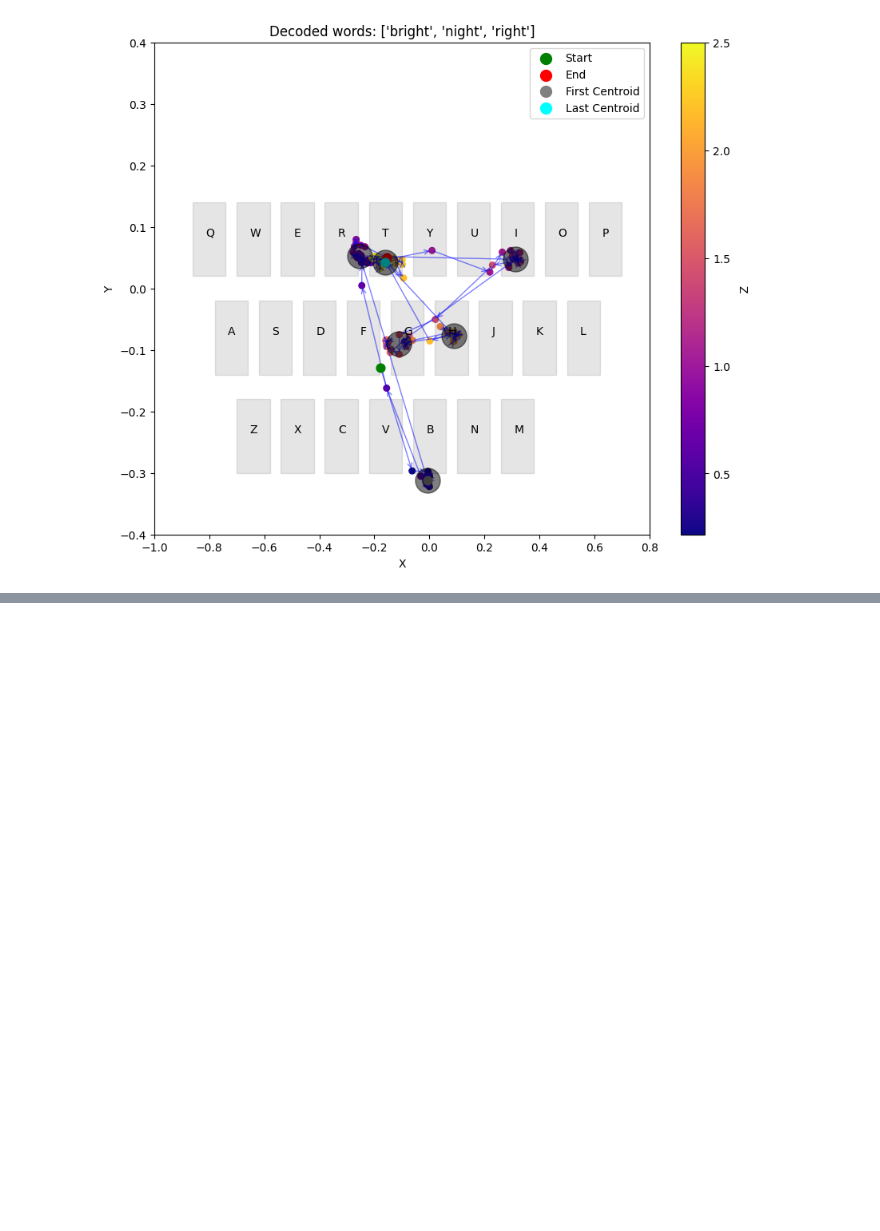
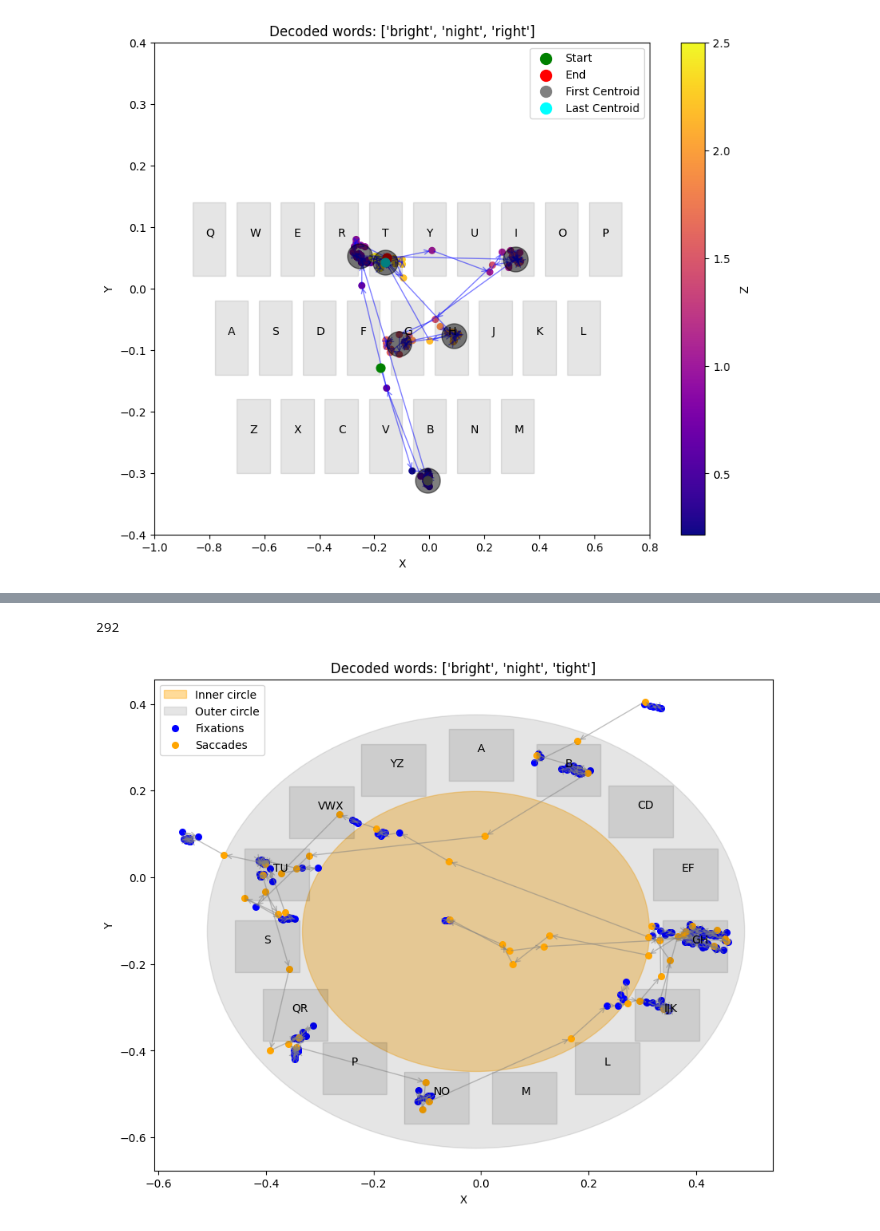
Before and after one commit to JoaoLucasMBC/swEYEpe-decoder, a Jupyter notebook: vis/visualizations.ipynb, the cells around one changed output, grey strips where cells are left out. Cells and saved outputs as stored; diff of their text form; code cells hidden in the pictures; blank space fills up the shorter version.

```diff
--- a/vis/visualizations.ipynb
+++ b/vis/visualizations.ipynb
@@ -573,0 +776,2 @@ plt.show()
+# %%
+all_words, centroids, key_positions_df, gaze_paths, top_words = ProcessEyeData("../eyeData/Arnav_Aidan_no_delete_test/AidanCircle_eyeTracking2024-10-28 12-40-12.txt")
@@ -573,0 +891,8 @@ plt.show()
+# %%
+print(len(gaze_paths[index]))
+# %% [output]
+292
+# %%
+ShowGazePath(all_words, centroids, key_positions_df, gaze_paths, top_words, i=index, other_label=point_labels, do_filter=False, show_centroids=False)
+# %% [output]
+[figure, added]
```
Also changed, not shown: parts of 35 cells of this notebook, 8 other files.
